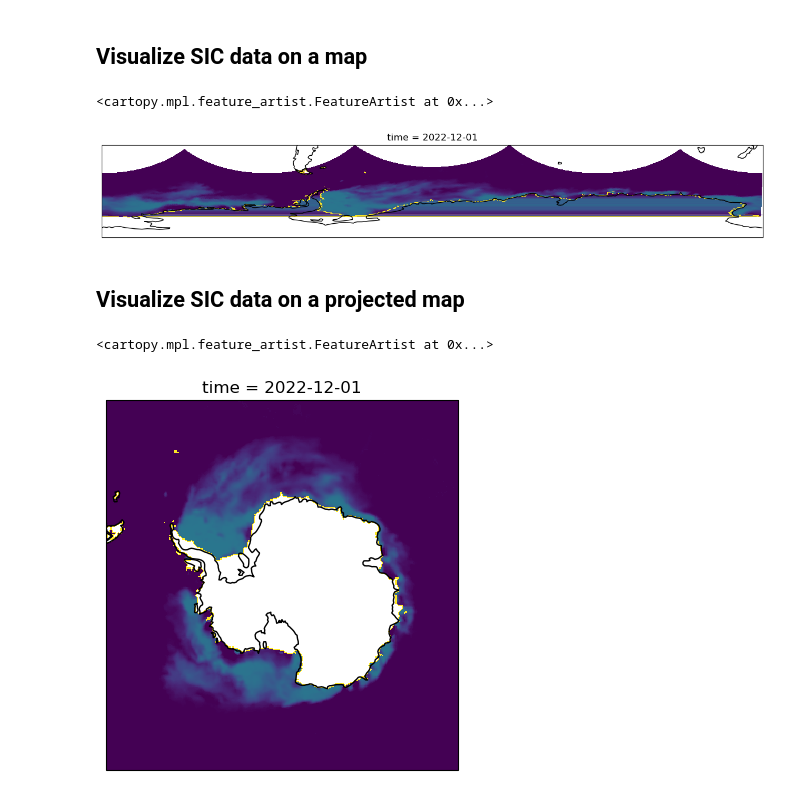
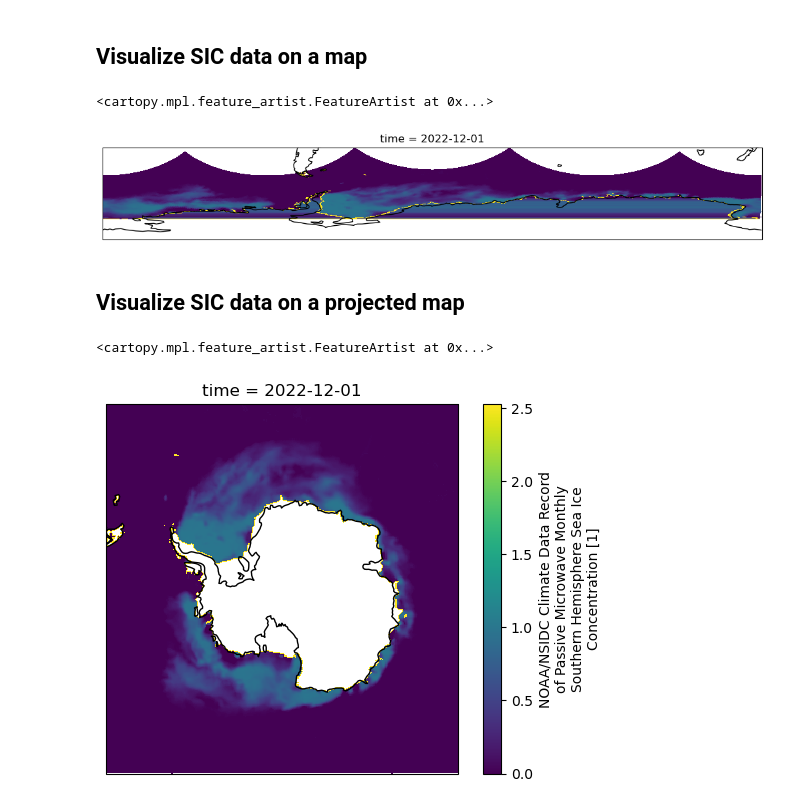
Before and after one commit to polarwatch/code-gallery, a Jupyter notebook: transforming-coords-from-crs-to-crs/Python/transforming-coords-from-crs-to-crs.ipynb, the cells around one changed output. Cells and saved outputs as stored; diff of their text form; code cells hidden in the pictures.

Commit message:
added image to transform

```diff
--- a/transforming-coords-from-crs-to-crs/Python/transforming-coords-from-crs-to-crs.ipynb
+++ b/transforming-coords-from-crs-to-crs/Python/transforming-coords-from-crs-to-crs.ipynb
@@ -65,6 +65,6 @@ urllib.request.urlretrieve(url, "sic1.nc")
 # %%
 # open and assign data from the file to a variable ds using xarray
-ds = xr.open_dataset("sic1.nc")
+ds = xr.open_dataset("sic.nc")
 # %%
 ds
 # %% [output]
@@ -206,19 +202,19 @@ ds.cdr_seaice_conc_monthly[0][:].plot.pcolormesh('lon', 'lat')
 # %% [markdown]
 ## Visualize SIC data on a map
 # %%
-plt.figure(figsize=(15,3))
+plt.figure(figsize=(13,3))
 ax = plt.axes(projection=ccrs.PlateCarree())
 ds.cdr_seaice_conc_monthly[0][:].plot.pcolormesh('lon', 'lat', ax=ax, transform=ccrs.PlateCarree(), add_colorbar=False)
 ax.coastlines()
 # %% [output]
 <cartopy.mpl.feature_artist.FeatureArtist at 0x...>
-[figure, old version]
+[figure, new version]
 # %% [markdown]
 ## Visualize SIC data on a projected map
 # %%
 ax = plt.axes(projection=ccrs.SouthPolarStereo())
-ds.cdr_seaice_conc_monthly[0][:].plot.pcolormesh('lon', 'lat', ax=ax, transform=ccrs.PlateCarree(), add_colorbar=False)
+ds.cdr_seaice_conc_monthly[0][:].plot.pcolormesh('lon', 'lat', ax=ax, transform=ccrs.PlateCarree())
 ax.coastlines()
 # %% [output]
 <cartopy.mpl.feature_artist.FeatureArtist at 0x...>
-[figure, old version]
+[figure, new version]
```
Also changed, not shown: parts of 2 cells of this notebook, 2 other files.
